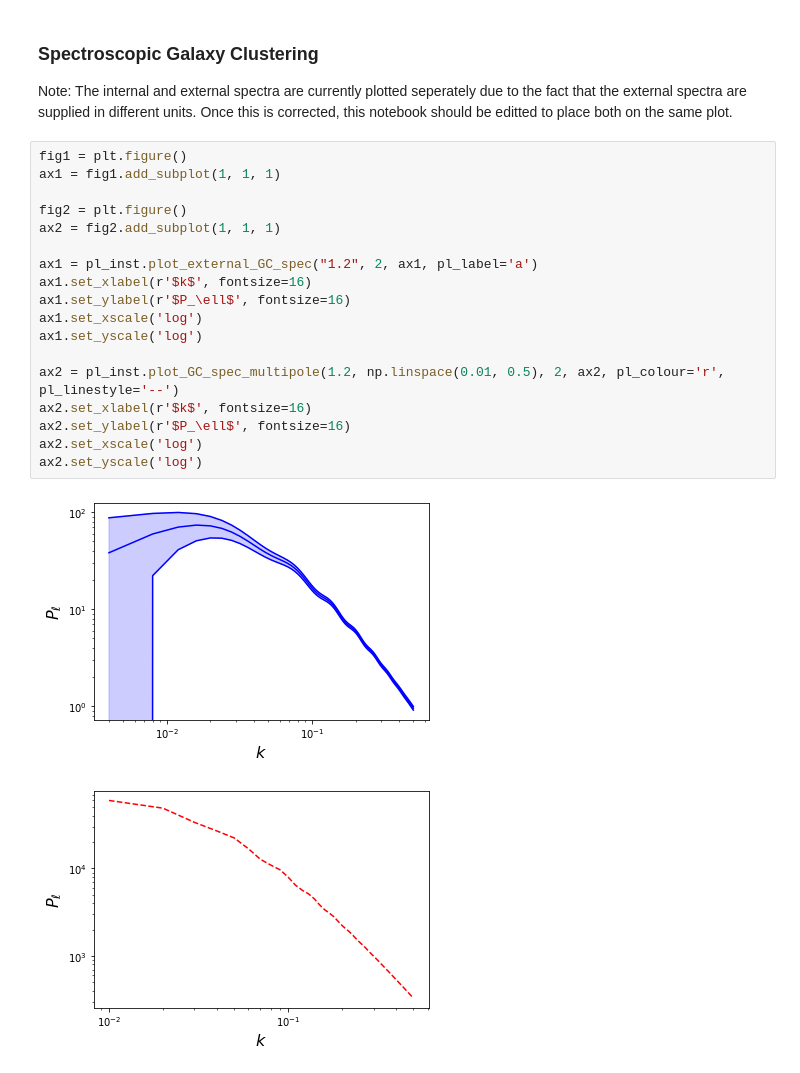
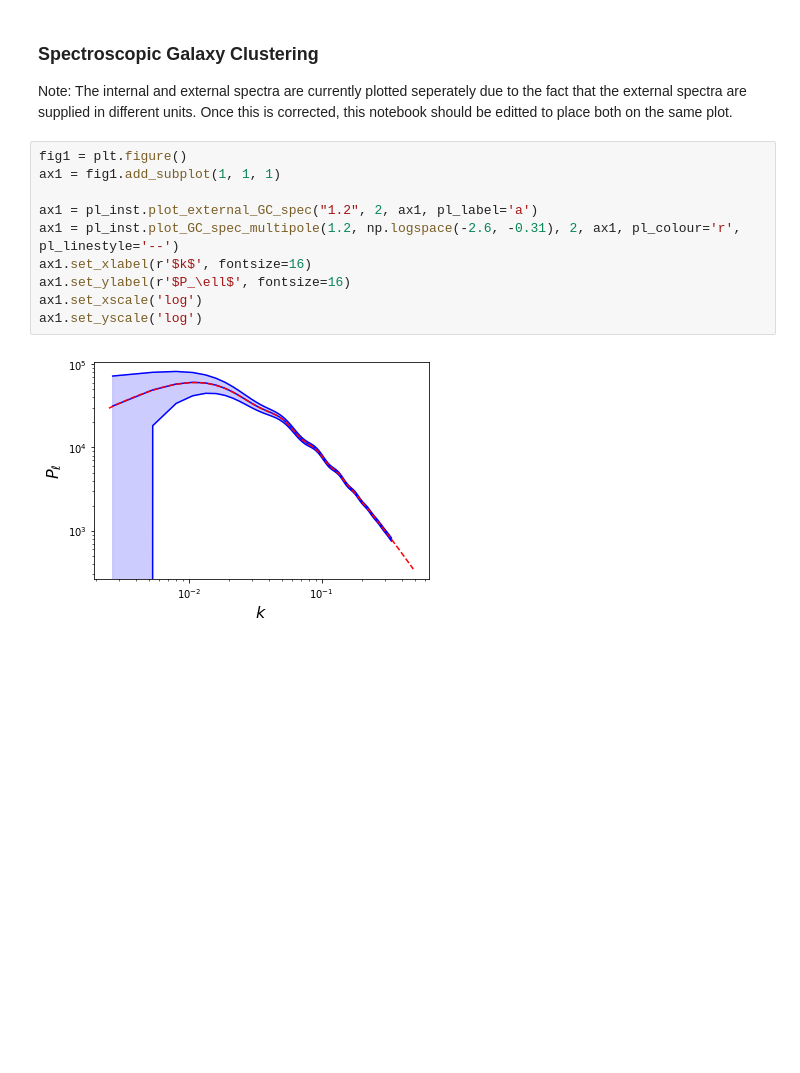
Before and after one commit to testarnyttnamn/testnamemaster, a Jupyter notebook: observable_plotting_notebook.ipynb, the cells around one changed output. Drawn from its saved outputs; the diff is of its cells as text; blank space fills up the shorter version.

```diff
--- a/observable_plotting_notebook.ipynb
+++ b/observable_plotting_notebook.ipynb
@@ -173,21 +173,12 @@ Note: The internal and external spectra are currently plotted seperately due to
 # %%
 fig1 = plt.figure()
 ax1 = fig1.add_subplot(1, 1, 1)
 
-fig2 = plt.figure()
-ax2 = fig2.add_subplot(1, 1, 1)
-
 ax1 = pl_inst.plot_external_GC_spec("1.2", 2, ax1, pl_label='a')
+ax1 = pl_inst.plot_GC_spec_multipole(1.2, np.logspace(-2.6, -0.31), 2, ax1, pl_colour='r', pl_linestyle='--')
 ax1.set_xlabel(r'$k$', fontsize=16)
 ax1.set_ylabel(r'$P_\ell$', fontsize=16)
 ax1.set_xscale('log')
 ax1.set_yscale('log')
-
-ax2 = pl_inst.plot_GC_spec_multipole(1.2, np.linspace(0.01, 0.5), 2, ax2, pl_colour='r', pl_linestyle='--')
-ax2.set_xlabel(r'$k$', fontsize=16)
-ax2.set_ylabel(r'$P_\ell$', fontsize=16)
-ax2.set_xscale('log')
-ax2.set_yscale('log')
 # %% [output]
-[figure, old version]
+[figure, new version]
-[figure, removed]
```
Also changed, not shown: parts of 2 cells of this notebook, 1 other file.
